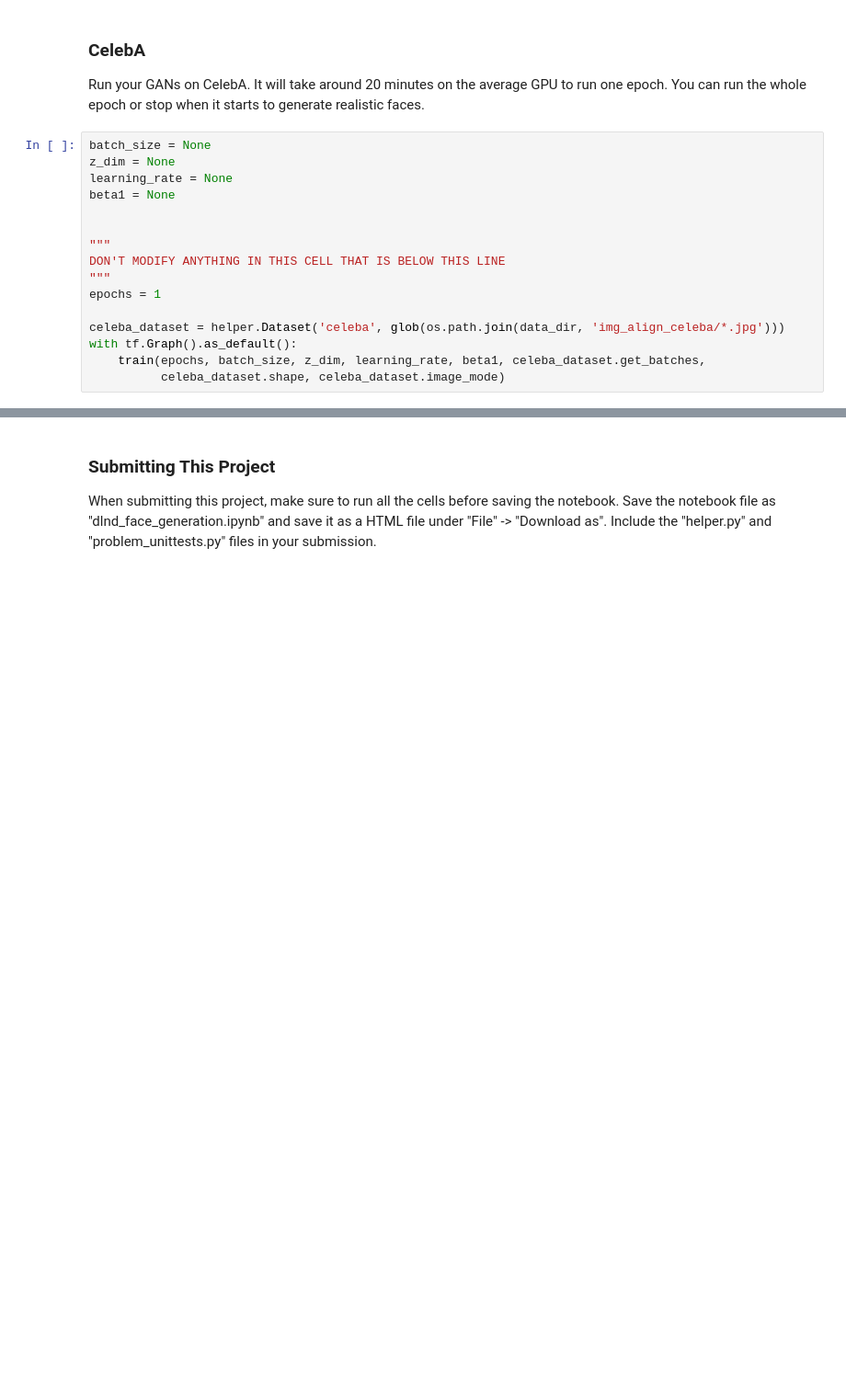
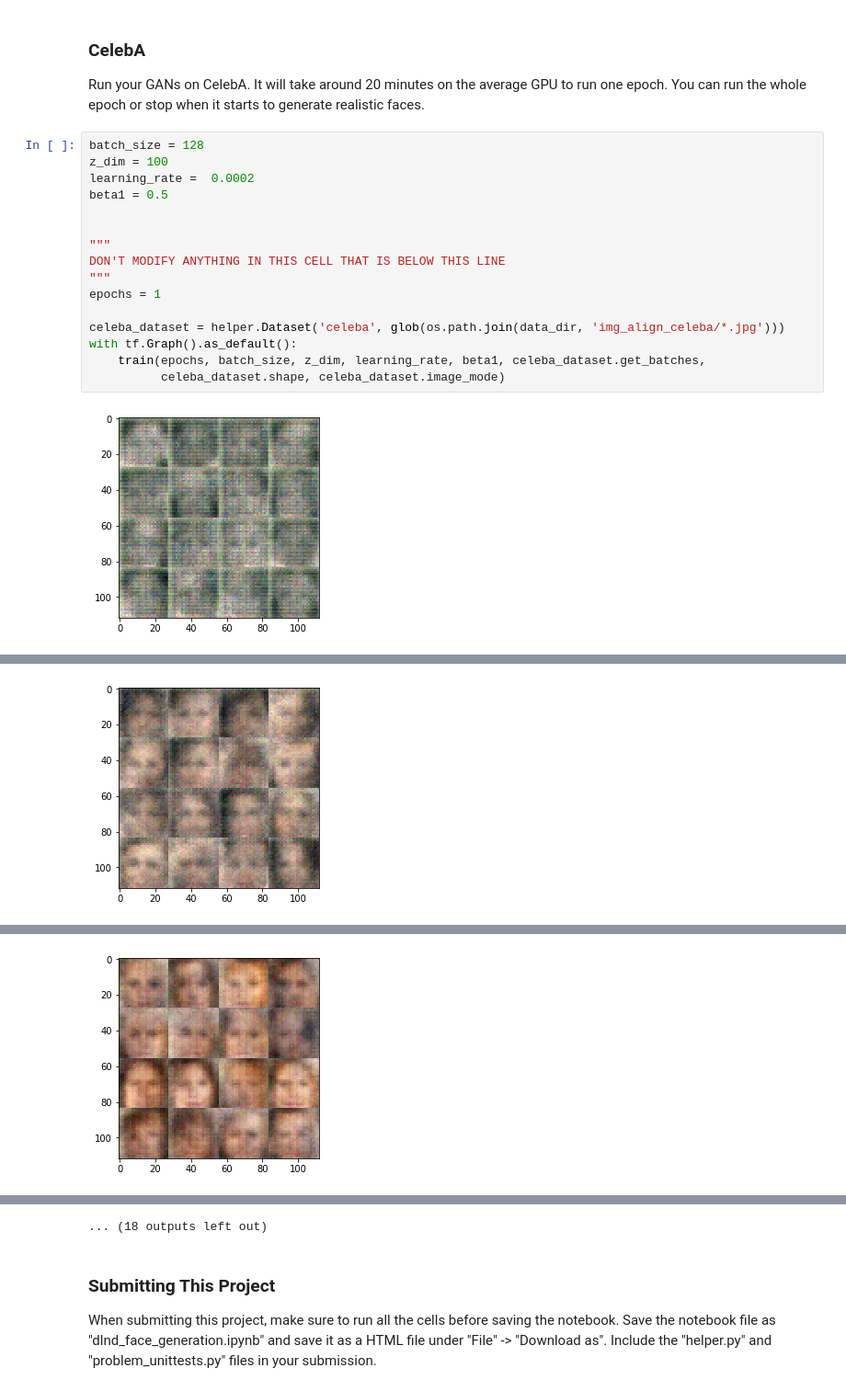
Before and after one commit to maxbader/deep-learning, a Jupyter notebook: face_generation/dlnd_face_generation.ipynb, the cells around one changed output, grey strips where cells are left out. Shown at 92% size. Cells and saved outputs as stored; diff of their text form; blank space fills up the shorter version.

```diff
--- a/face_generation/dlnd_face_generation.ipynb
+++ b/face_generation/dlnd_face_generation.ipynb
@@ -387,18 +422,20 @@ ValueError: No variables to save
 ### CelebA
 Run your GANs on CelebA.  It will take around 20 minutes on the average GPU to run one epoch.  You can run the whole epoch or stop when it starts to generate realistic faces.
 # %%
-batch_size = None
-z_dim = None
-learning_rate = None
-beta1 = None
+batch_size = 128
+z_dim = 100
+learning_rate =  0.0002
+beta1 = 0.5
 
 
 """
 DON'T MODIFY ANYTHING IN THIS CELL THAT IS BELOW THIS LINE
 """
 epochs = 1
 
 celeba_dataset = helper.Dataset('celeba', glob(os.path.join(data_dir, 'img_align_celeba/*.jpg')))
 with tf.Graph().as_default():
     train(epochs, batch_size, z_dim, learning_rate, beta1, celeba_dataset.get_batches,
           celeba_dataset.shape, celeba_dataset.image_mode)
+# %% [output]
+[figure, added]
@@ -404,0 +443 @@ with tf.Graph().as_default():
+[figure, added]
@@ -404,0 +445 @@ with tf.Graph().as_default():
+[figure, added]
@@ -405,3 +453,4 @@ with tf.Graph().as_default():
+... (18 outputs left out)
 # %% [markdown]
 ### Submitting This Project
 When submitting this project, make sure to run all the cells before saving the notebook. Save the notebook file as "dlnd_face_generation.ipynb" and save it as a HTML file under "File" -> "Download as". Include the "helper.py" and "problem_unittests.py" files in your submission.
```
Also changed, not shown: parts of 4 cells of this notebook, 3 other files.
